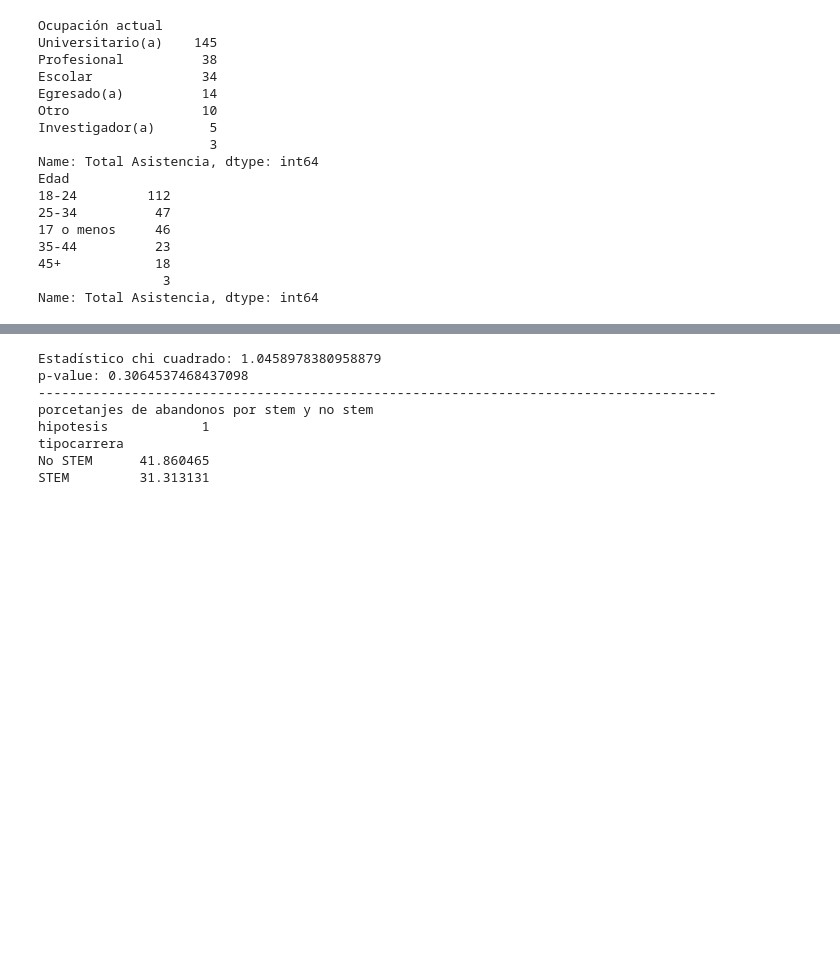
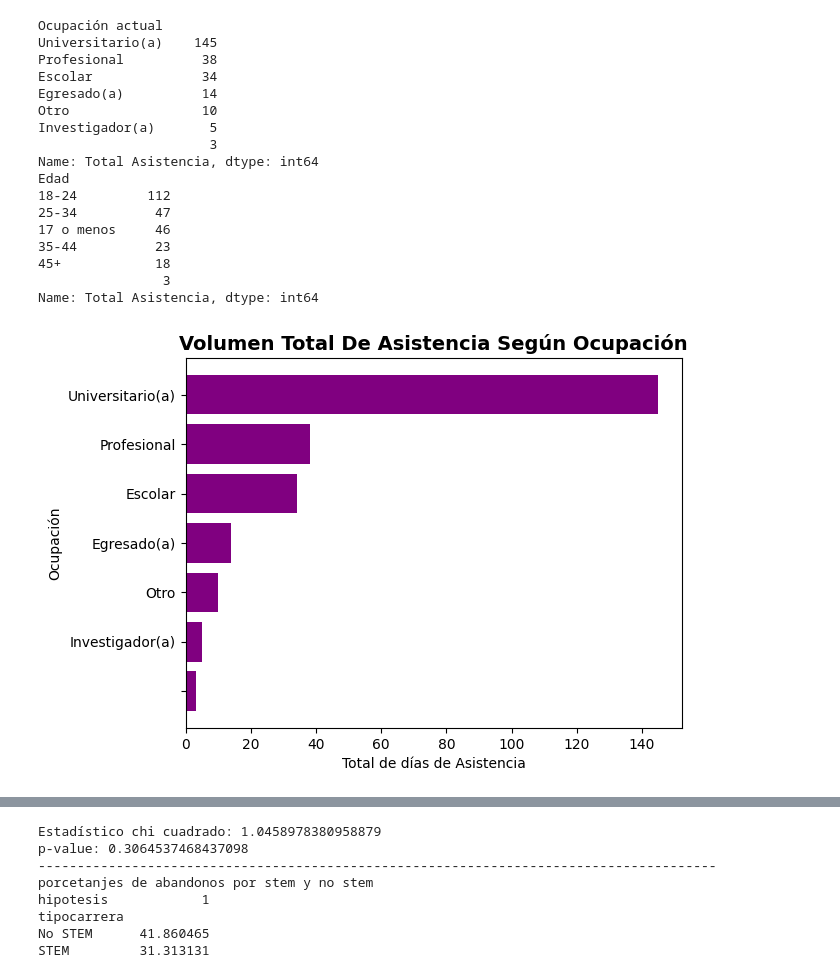
Before and after one commit to sebastianvillaf/Quantum-AI-Summit-2025-stats-analysis-for-qiskit-fall-fest-2026, a Jupyter notebook: data.ipynb, the cells around one changed output, grey strips where cells are left out. Saved outputs shown, nothing was run; the diff lists cells and outputs as text; code cells hidden in the pictures; blank space fills up the shorter version.

```diff
--- a/data.ipynb
+++ b/data.ipynb
@@ -133,6 +167,15 @@ Edad
 45+            18
                 3
 Name: Total Asistencia, dtype: int64
+# %%
+plt.barh(ranking_ocupacion.index, ranking_ocupacion.values, color="purple")
+plt.xlabel("Total de días de Asistencia")
+plt.ylabel("Ocupación")
+plt.title("Volumen Total De Asistencia Según Ocupación",fontsize=14,fontweight='bold')
+plt.gca().invert_yaxis()
+plt.show()
+# %% [output]
+[figure, added]
 # %%
 #Filtrar las carreras stem y no stem para comprobar la hipotesis planteada en el codigo de retencion
 
```
Also changed, not shown: parts of 8 cells of this notebook.
